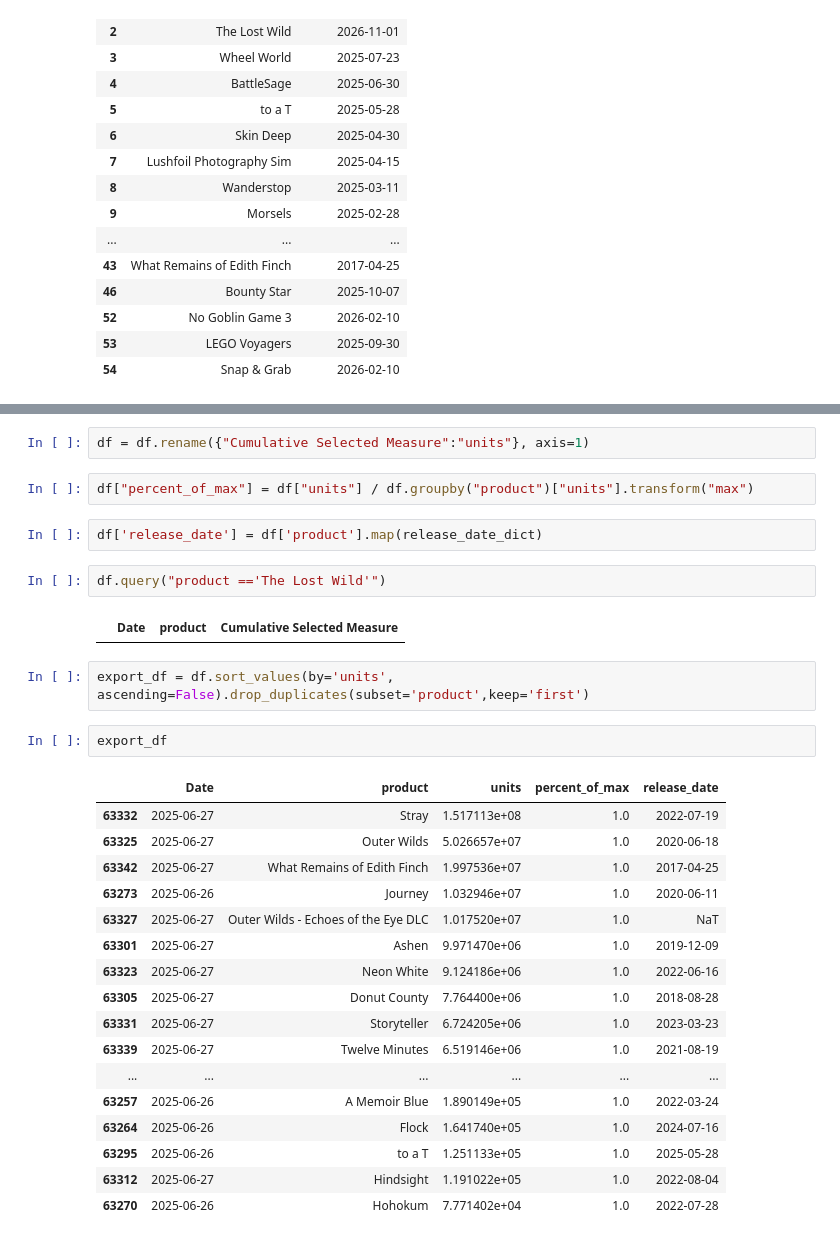
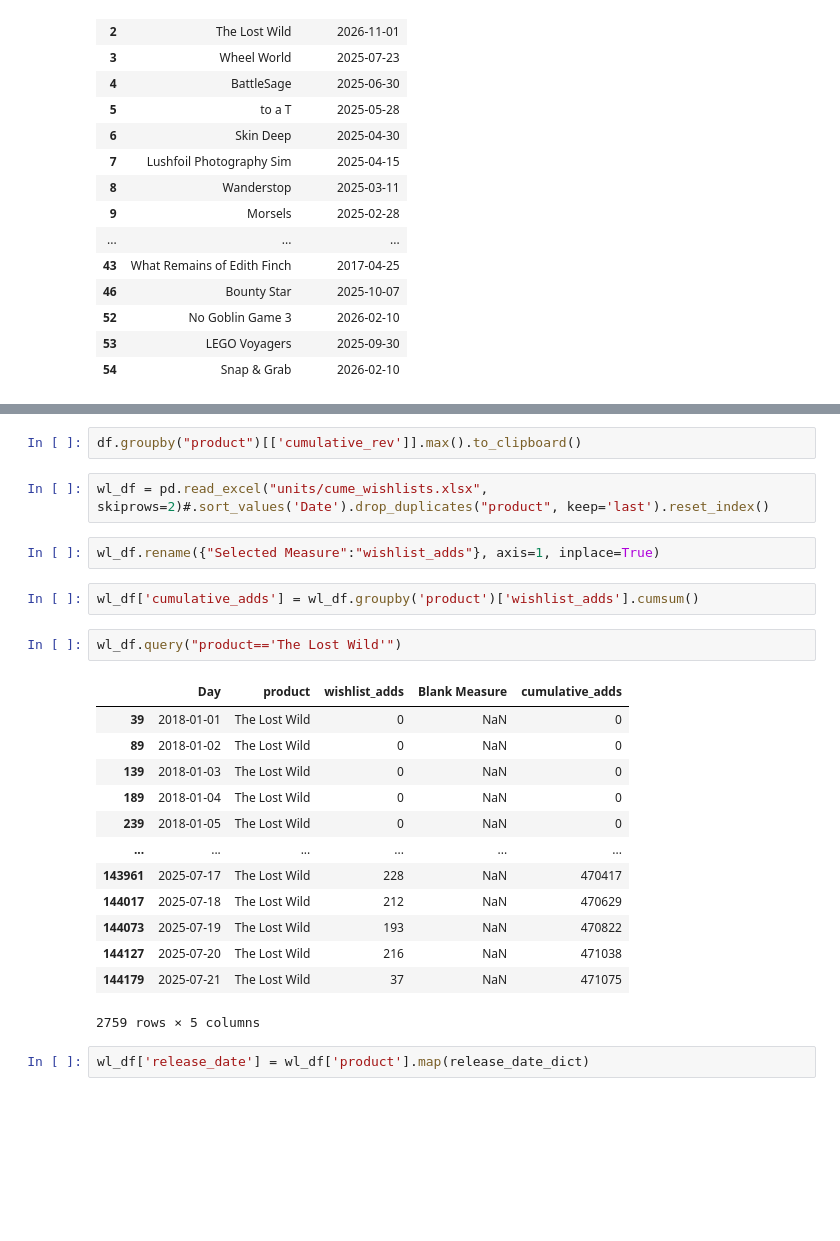
Before and after one commit to dougsack/IndieBI-Sales-EDA, a Jupyter notebook: Historical Performance Table Exporter.ipynb, the cells around one changed output, grey strips where cells are left out. Cells and saved outputs as stored; diff of their text form; blank space fills up the shorter version.

```diff
--- a/Historical Performance Table Exporter.ipynb
+++ b/Historical Performance Table Exporter.ipynb
@@ -59,32 +85,26 @@ dates
+# %%
+df.groupby("product")[['cumulative_rev']].max().to_clipboard()
+# %%
+wl_df = pd.read_excel("units/cume_wishlists.xlsx", skiprows=2)#.sort_values('Date').drop_duplicates("product", keep='last').reset_index()
 # %%
-df = df.rename({"Cumulative Selected Measure":"units"}, axis=1)
+wl_df.rename({"Selected Measure":"wishlist_adds"}, axis=1, inplace=True)
-# %%
-df["percent_of_max"] = df["units"] / df.groupby("product")["units"].transform("max")
+# %%
+wl_df['cumulative_adds'] = wl_df.groupby('product')['wishlist_adds'].cumsum()
+# %%
+wl_df.query("product=='The Lost Wild'")
+# %% [output]
+|  | Day | product | wishlist_adds | Blank Measure | cumulative_adds |
+| 39 | 2018-01-01 | The Lost Wild | 0 | NaN | 0 |
+| 89 | 2018-01-02 | The Lost Wild | 0 | NaN | 0 |
+| 139 | 2018-01-03 | The Lost Wild | 0 | NaN | 0 |
+| 189 | 2018-01-04 | The Lost Wild | 0 | NaN | 0 |
+| 239 | 2018-01-05 | The Lost Wild | 0 | NaN | 0 |
+| ... | ... | ... | ... | ... | ... |
+| 143961 | 2025-07-17 | The Lost Wild | 228 | NaN | 470417 |
+| 144017 | 2025-07-18 | The Lost Wild | 212 | NaN | 470629 |
+| 144073 | 2025-07-19 | The Lost Wild | 193 | NaN | 470822 |
+| 144127 | 2025-07-20 | The Lost Wild | 216 | NaN | 471038 |
+| 144179 | 2025-07-21 | The Lost Wild | 37 | NaN | 471075 |
+2759 rows × 5 columns
 # %%
-df['release_date'] = df['product'].map(release_date_dict)
+wl_df['release_date'] = wl_df['product'].map(release_date_dict)
-# %%
-df.query("product =='The Lost Wild'")
-# %% [output]
-|  | Date | product | Cumulative Selected Measure |
-# %%
-export_df = df.sort_values(by='units', ascending=False).drop_duplicates(subset='product',keep='first')
-# %%
-export_df
-# %% [output]
-|  | Date | product | units | percent_of_max | release_date |
-| 63332 | 2025-06-27 | Stray | 1.517113e+08 | 1.0 | 2022-07-19 |
-| 63325 | 2025-06-27 | Outer Wilds | 5.026657e+07 | 1.0 | 2020-06-18 |
-| 63342 | 2025-06-27 | What Remains of Edith Finch | 1.997536e+07 | 1.0 | 2017-04-25 |
-| 63273 | 2025-06-26 | Journey | 1.032946e+07 | 1.0 | 2020-06-11 |
-| 63327 | 2025-06-27 | Outer Wilds - Echoes of the Eye DLC | 1.017520e+07 | 1.0 | NaT |
-| 63301 | 2025-06-27 | Ashen | 9.971470e+06 | 1.0 | 2019-12-09 |
-| 63323 | 2025-06-27 | Neon White | 9.124186e+06 | 1.0 | 2022-06-16 |
-| 63305 | 2025-06-27 | Donut County | 7.764400e+06 | 1.0 | 2018-08-28 |
-| 63331 | 2025-06-27 | Storyteller | 6.724205e+06 | 1.0 | 2023-03-23 |
-| 63339 | 2025-06-27 | Twelve Minutes | 6.519146e+06 | 1.0 | 2021-08-19 |
-| ... | ... | ... | ... | ... | ... |
-| 63257 | 2025-06-26 | A Memoir Blue | 1.890149e+05 | 1.0 | 2022-03-24 |
-| 63264 | 2025-06-26 | Flock | 1.641740e+05 | 1.0 | 2024-07-16 |
-| 63295 | 2025-06-26 | to a T | 1.251133e+05 | 1.0 | 2025-05-28 |
-| 63312 | 2025-06-27 | Hindsight | 1.191022e+05 | 1.0 | 2022-08-04 |
-| 63270 | 2025-06-26 | Hohokum | 7.771402e+04 | 1.0 | 2022-07-28 |
```
Also changed, not shown: parts of 14 cells of this notebook, 20 other files.
